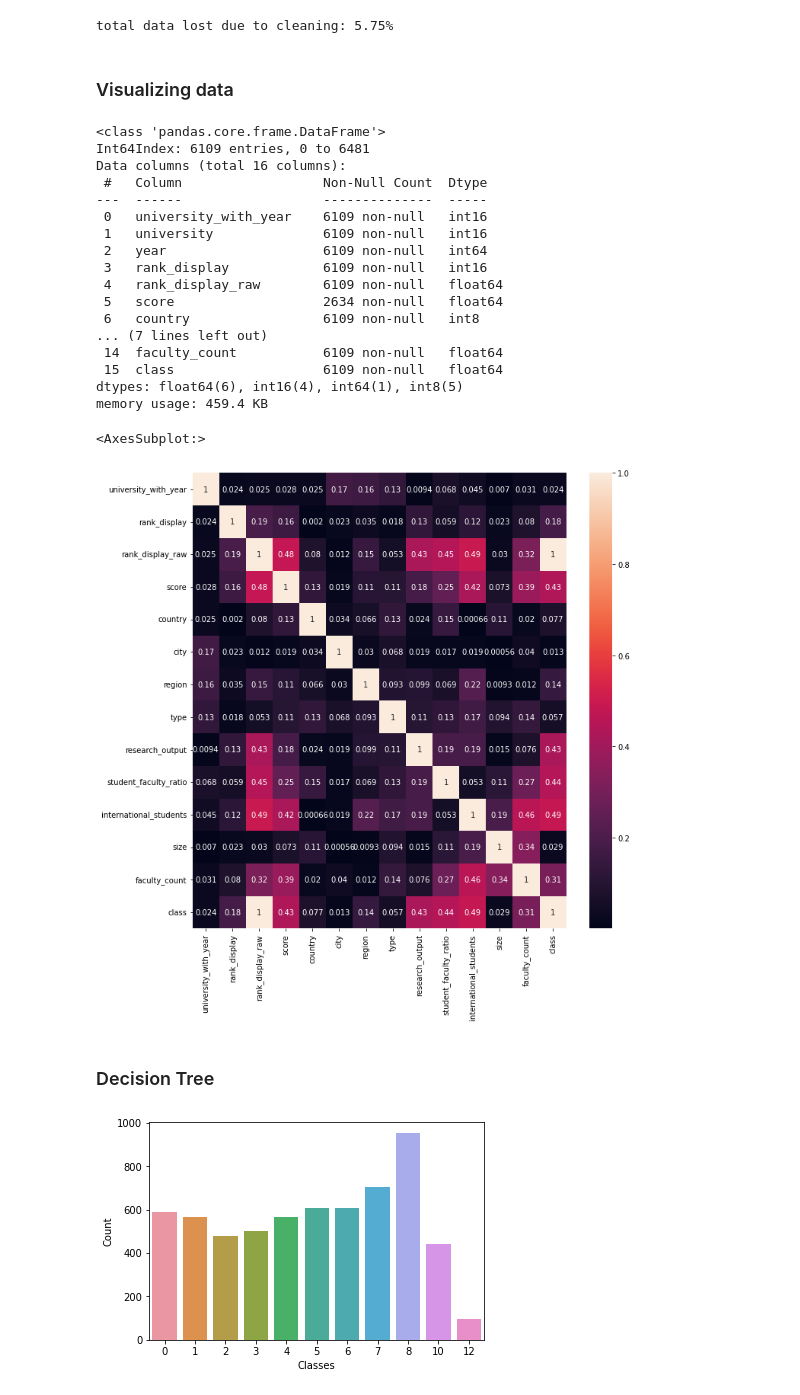
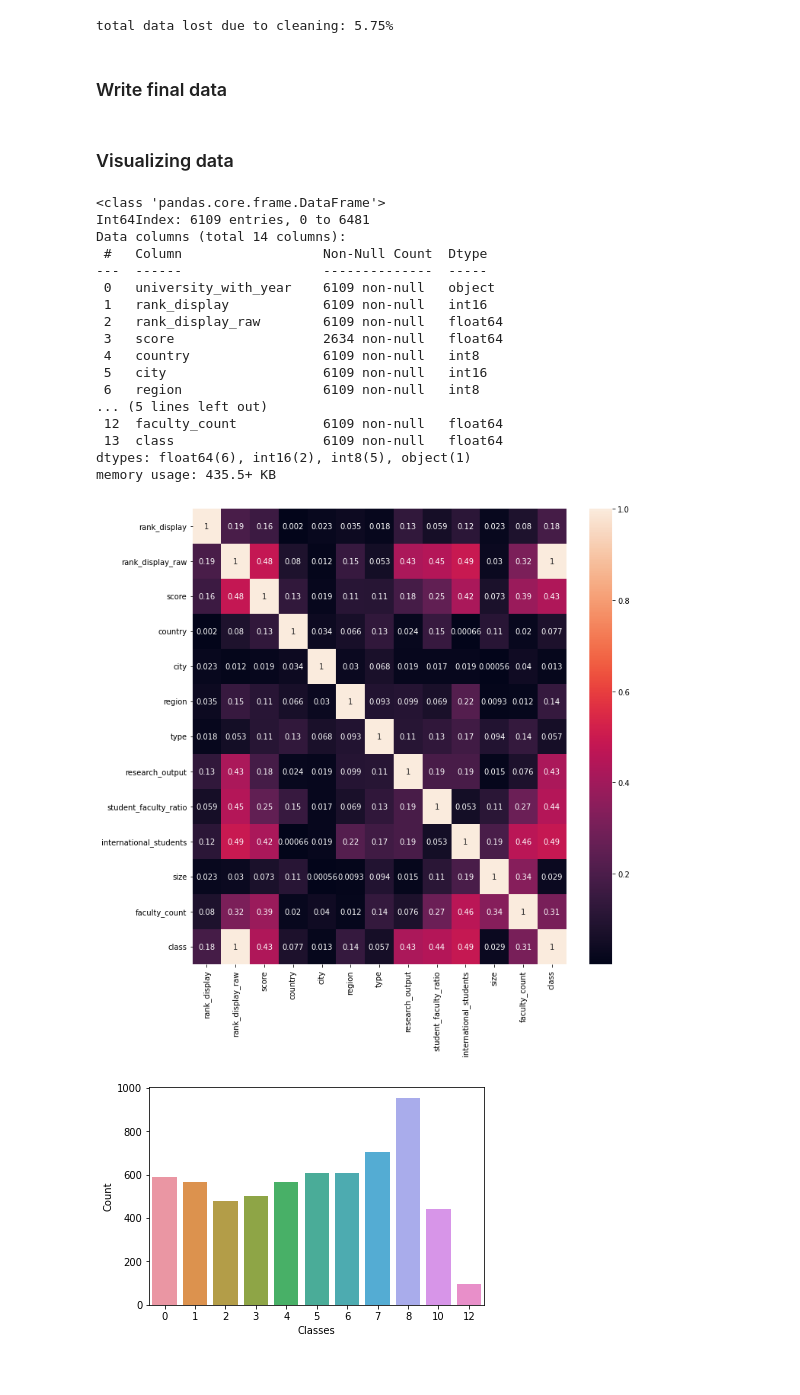
Before and after one commit to Gurleenp/IFT870, a Jupyter notebook: Projet/cleaning.ipynb, the cells around one changed output. Drawn from its saved outputs; the diff is of its cells as text; code cells hidden in the pictures.

```diff
--- a/Projet/cleaning.ipynb
+++ b/Projet/cleaning.ipynb
@@ -118,6 +113,8 @@ for col in ("international_students", "faculty_count"):
 # In some columns different caps lead to different categories
 # So before assigning categories everything is lowercased
 for col in data.columns:
+    if col == "university" or col == "university_with_year":
+        continue
     if is_object_dtype(data[col]):
         data[col] = data[col].str.lower()
         data[col] = data[col].astype('category')
@@ -291,6 +283,12 @@ number/proportion of rows deleted : 305 / 0.05
 print(f"total data lost due to cleaning: {(N_init - len(data))/N_init * 100:0.2f}%")
 # %% [output]
 total data lost due to cleaning: 5.75%
+# %% [markdown]
+### Write final data
+# %%
+data.dropna(subset=["class"], inplace=True)
+data.drop(labels=["university", "year"], axis=1, inplace=True)
+data.to_csv("clean_data.csv")
 # %% [markdown]
 ### Visualizing data
 # %%
@@ -298,27 +296,25 @@ data.info()
 # %% [output]
 <class 'pandas.core.frame.DataFrame'>
 Int64Index: 6109 entries, 0 to 6481
-Data columns (total 16 columns):
+Data columns (total 14 columns):
  #   Column                  Non-Null Count  Dtype
 ---  ------                  --------------  -----
- 0   university_with_year    6109 non-null   int16
- 1   university              6109 non-null   int16
- 2   year                    6109 non-null   int64
- 3   rank_display            6109 non-null   int16
- 4   rank_display_raw        6109 non-null   float64
- 5   score                   2634 non-null   float64
- 6   country                 6109 non-null   int8
-... (7 lines left out)
- 14  faculty_count           6109 non-null   float64
- 15  class                   6109 non-null   float64
-dtypes: float64(6), int16(4), int64(1), int8(5)
-memory usage: 459.4 KB
+ 0   university_with_year    6109 non-null   object
+ 1   rank_display            6109 non-null   int16
+ 2   rank_display_raw        6109 non-null   float64
+ 3   score                   2634 non-null   float64
+ 4   country                 6109 non-null   int8
+ 5   city                    6109 non-null   int16
+ 6   region                  6109 non-null   int8
+... (5 lines left out)
+ 12  faculty_count           6109 non-null   float64
+ 13  class                   6109 non-null   float64
+dtypes: float64(6), int16(2), int8(5), object(1)
+memory usage: 435.5+ KB
 # %%
-data_corr = data.drop(columns=["university", "year"], axis=1).corr()
+data_corr = data.corr()
 plt.figure(figsize = (11,11))
 sns.heatmap(abs(data_corr), annot = True)
+plt.show()
 # %% [output]
-<AxesSubplot:>
-[figure, old version]
+[figure, new version]
-# %% [markdown]
-### Decision Tree
```
Also changed, not shown: parts of 16 cells of this notebook, 1 other file.
